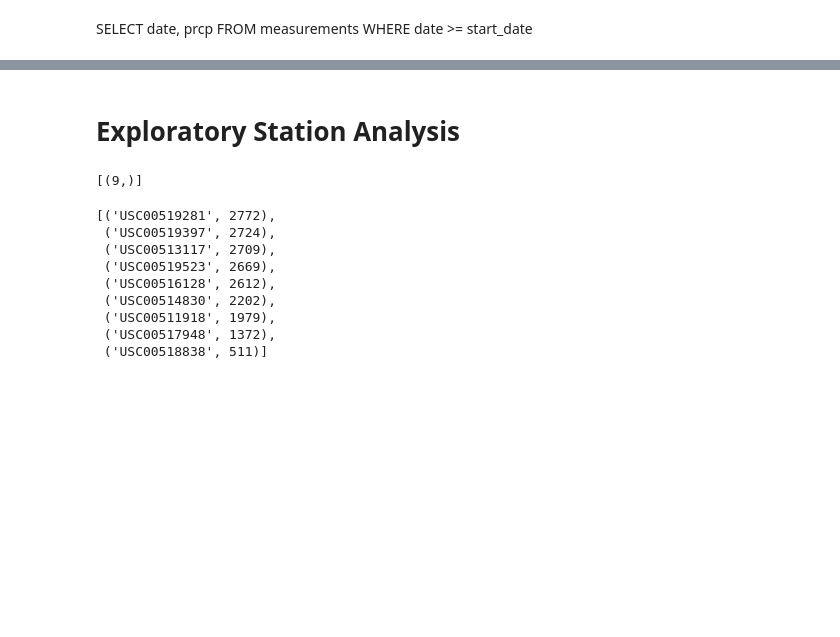
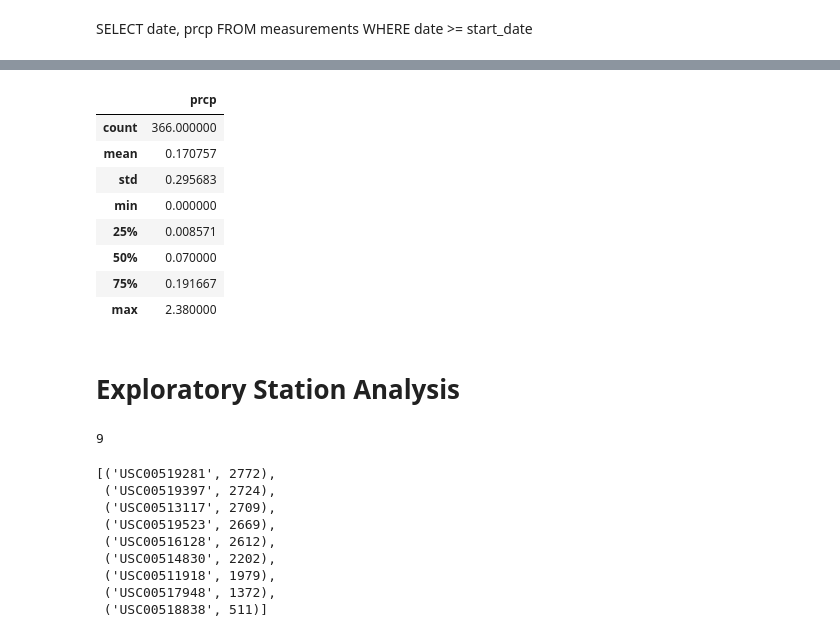
Before and after one commit to Faith-Hall/sqlalchemy-challenge, a Jupyter notebook: SurfsUp/climate_code.ipynb, the cells around one changed output, grey strips where cells are left out. Saved outputs shown, nothing was run; the diff lists cells and outputs as text; code cells hidden in the pictures; blank space fills up the shorter version.

```diff
--- a/SurfsUp/climate_code.ipynb
+++ b/SurfsUp/climate_code.ipynb
@@ -104,9 +109,22 @@ pd.DataFrame(data, columns=["date", "prcp"]).sort_values("date")
+# %%
+precipitation_clean_sort.describe()
+# %% [output]
+|  | prcp |
+| count | 366.000000 |
+| mean | 0.170757 |
+| std | 0.295683 |
+| min | 0.000000 |
+| 25% | 0.008571 |
+| 50% | 0.070000 |
+| 75% | 0.191667 |
+| max | 2.380000 |
 # %% [markdown]
 # Exploratory Station Analysis
 # %%
 # Design a query to calculate the total number of stations in the dataset
+session.query(Station.id).count()
 # %% [output]
-[(9,)]
+9
 # %%
 # Design a query to find the most active stations (i.e. which stations have the most rows?)
 # List the stations and their counts in descending order.
```
Also changed, not shown: parts of 4 cells of this notebook.
